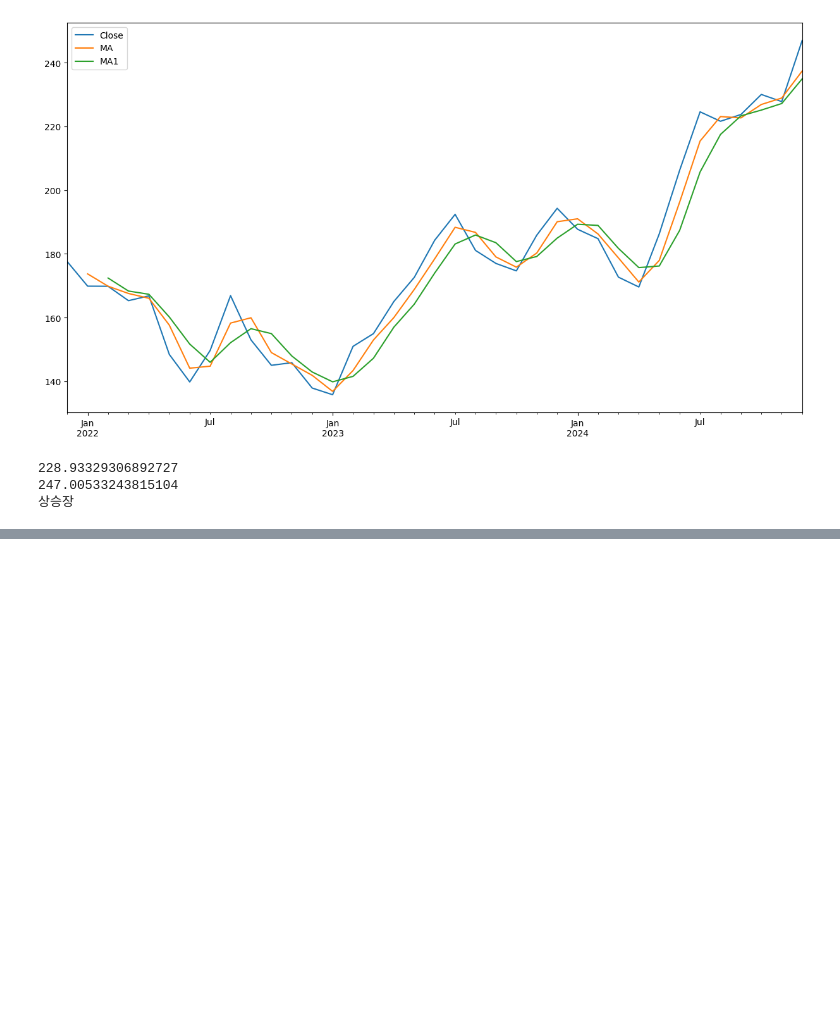
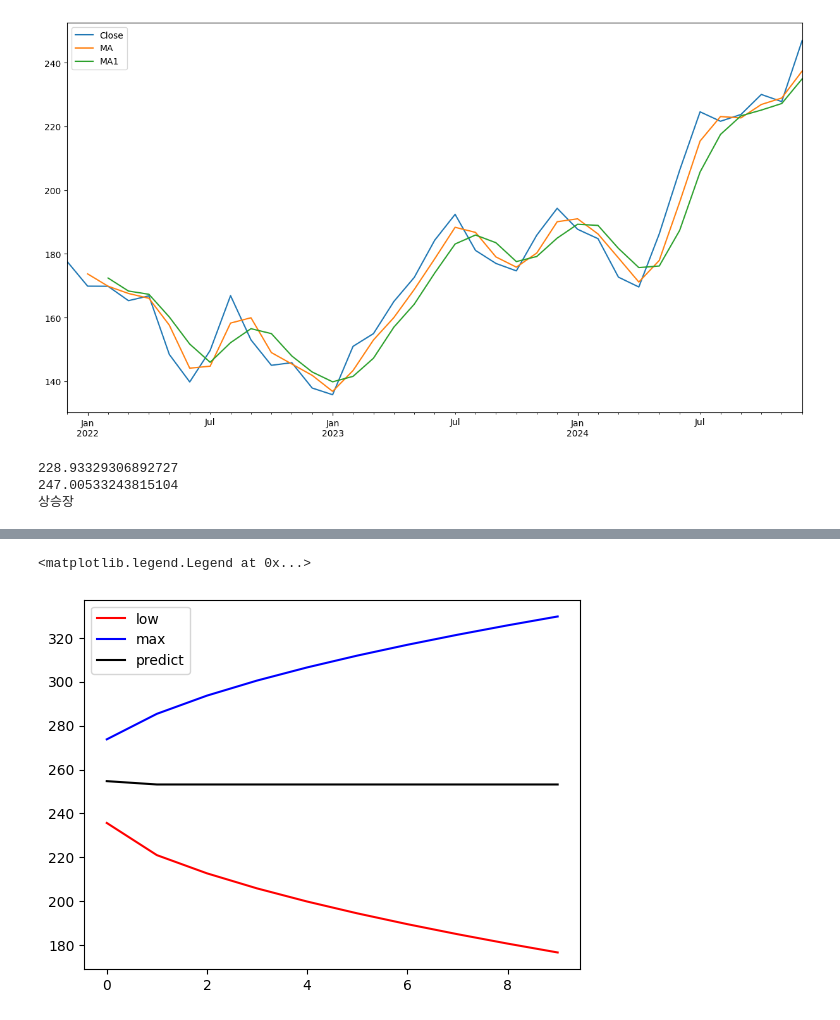
Before and after one commit to one-west/Data_Analyze, a Jupyter notebook: 11장/Example.ipynb, the cells around one changed output, grey strips where cells are left out. Drawn from its saved outputs; the diff is of its cells as text; code cells hidden in the pictures; blank space fills up the shorter version.

Commit message:
fix: 11장 마무리
- ARIMA
- 연습문제 1~5

```diff
--- a/11장/Example.ipynb
+++ b/11장/Example.ipynb
@@ -427,0 +444,5 @@ df_month.to_csv("apple_data.csv")
+# %%
+df = pd.read_csv("apple_data.csv")
+model = ARIMA(df["Close"].values, order=(0, 1, 2))
+model_fit = model.fit()
+print(model_fit.summary())
@@ -427,0 +467,5 @@ df_month.to_csv("apple_data.csv")
+# %%
+# 예측
+forecast = model_fit.get_forecast(steps=10)  # 10단계 예측
+predicted_mean = forecast.predicted_mean.tolist()  # 예측값
+conf_int = forecast.conf_int()  # 신뢰구간
@@ -427,0 +483,9 @@ df_month.to_csv("apple_data.csv")
+# %%
+# 예측 데이터 최솟값과 최댓값
+pred_y_lower = conf_int[:, 0].tolist()  # 신뢰구간 하한
+pred_y_upper = conf_int[:, 1].tolist()  # 신뢰구간 상한
+
+# 결과 출력
+print("Predicted:", predicted_mean)
+print("Lower Bound:", pred_y_lower)
+print("Upper Bound:", pred_y_upper)
@@ -427,0 +497,11 @@ df_month.to_csv("apple_data.csv")
+# %%
+# 모델이 예측한 최저 가격 그래프
+plt.plot(pred_y_lower, color="red")
+# 모델이 예측한 최고 가격 그래프
+plt.plot(pred_y_upper, color="blue")
+# 실제 가격 그래프
+plt.plot(predicted_mean, color="black")
+plt.legend(["low", "max", "predict"])
+# %% [output]
+<matplotlib.legend.Legend at 0x...>
+[figure, added]
```
Also changed, not shown: parts of 10 cells of this notebook, 3 other files.
